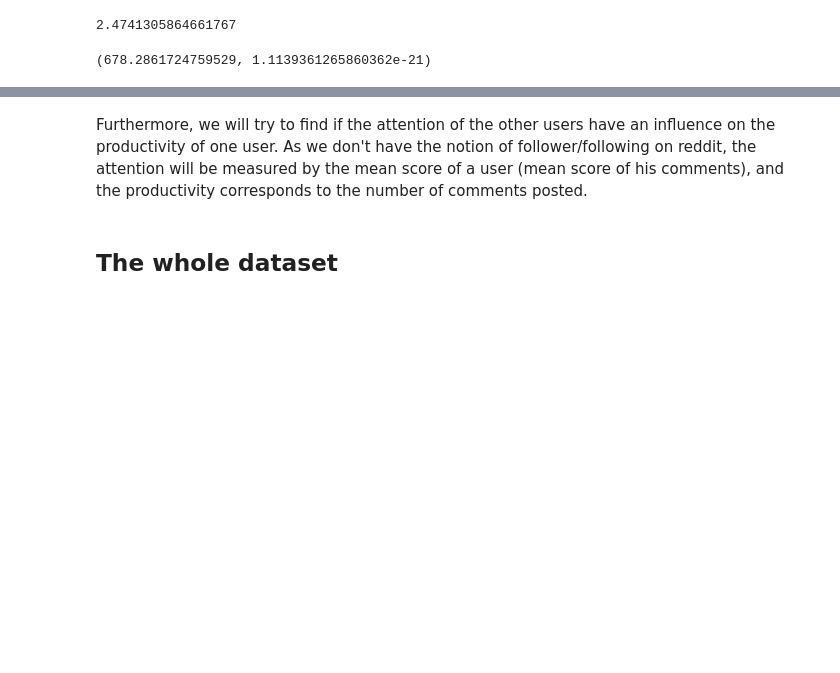
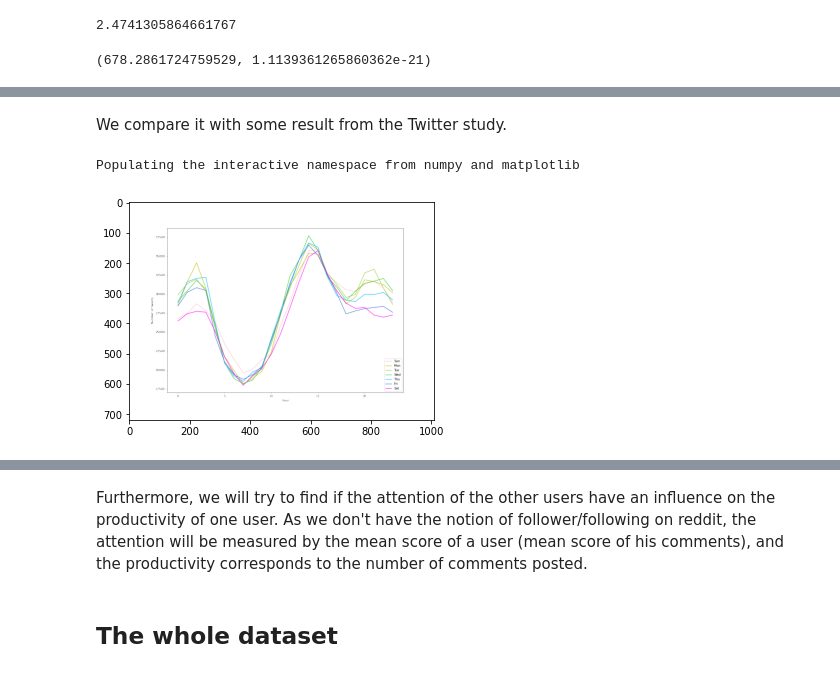
Before and after one commit to epfl-ada/ada-2020-project-milestone-p3-p3_chd, a Jupyter notebook: P4.ipynb, the cells around one changed output, grey strips where cells are left out. Cells and saved outputs as stored; diff of their text form; code cells hidden in the pictures; blank space fills up the shorter version.

```diff
--- a/P4.ipynb
+++ b/P4.ipynb
@@ -480,0 +579,11 @@ plt.savefig('img/2080rule/fig_D.png')
+# %% [markdown]
+We compare it with some result from the Twitter study.
+# %%
+%pylab inline
+import matplotlib.image as mpimg
+img = mpimg.imread('img/circadian_rhythms/reference_image.png')
+imgplot = plt.imshow(img)
+plt.show()
+# %% [output]
+Populating the interactive namespace from numpy and matplotlib
+[figure, added]
```
Also changed, not shown: parts of 18 cells of this notebook, 2 other files.
